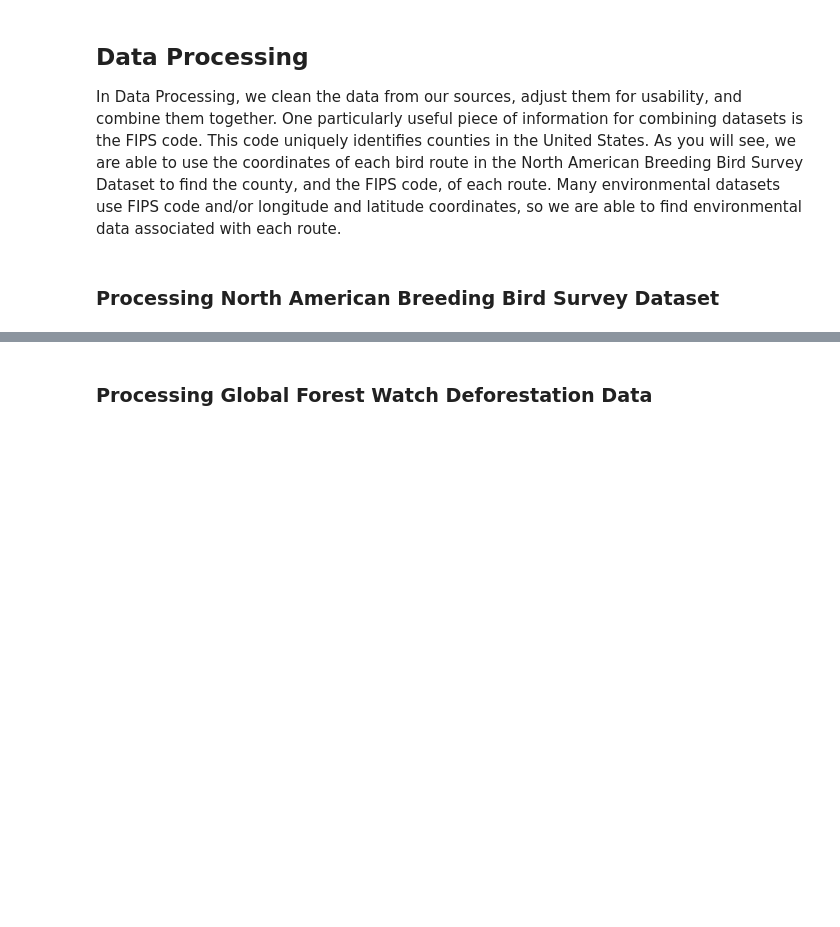
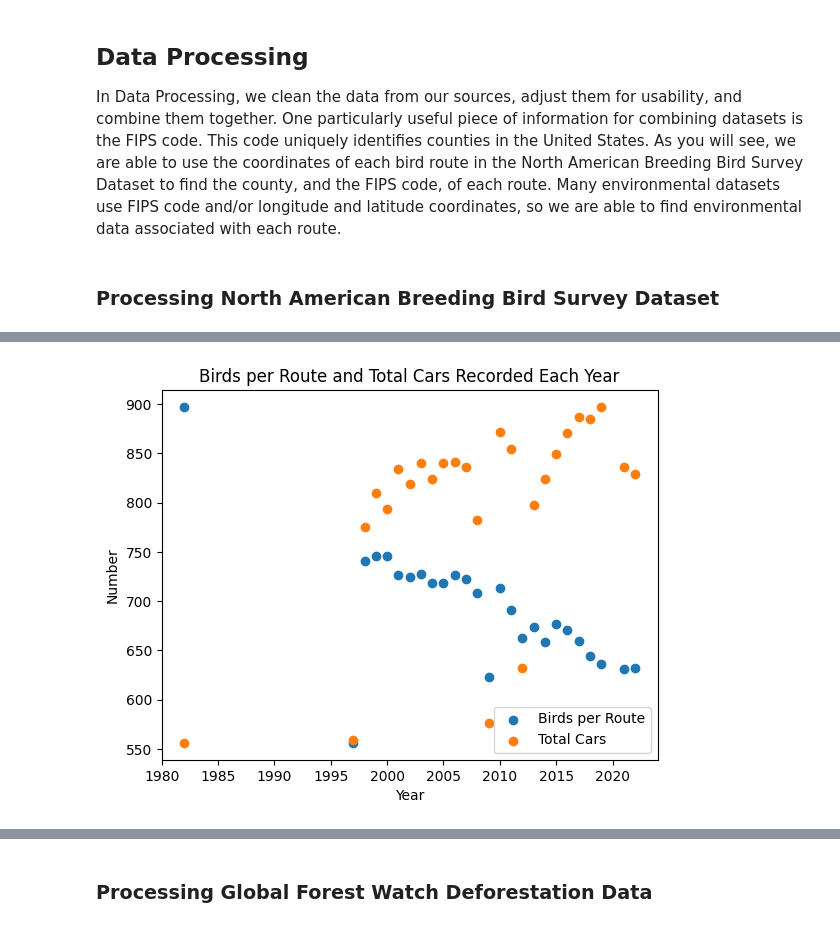
Before and after one commit to Calvin-Davis/CMSC320-FinalProject-Birds, a Jupyter notebook: Code/compiled_submission.ipynb, the cells around one changed output, grey strips where cells are left out. Cells and saved outputs as stored; diff of their text form; code cells hidden in the pictures; blank space fills up the shorter version.

```diff
--- a/Code/compiled_submission.ipynb
+++ b/Code/compiled_submission.ipynb
@@ -123,0 +247,3 @@ In Data Processing, we clean the data from our sources, adjust them for usabilit
+# %%
+vehicles = pd.read_csv("../Data/VehicleData.csv")
+vehicles.head(5)
@@ -123,0 +362,8 @@ In Data Processing, we clean the data from our sources, adjust them for usabilit
+# %%
+intervals_vehicles = interval_stop_copy.merge(vehicles, how='inner', on=['RouteDataID', 'CountryNum', 'StateNum', 'Route', 'Year'])
+
+# Get rid of vehicle counts for individual stops and keep only the interval counts
+cols = list(range(0, intervals_vehicles.columns.get_loc('SpeciesTotal_MS') + 1))  + list(range(intervals_vehicles.columns.get_loc('Car_Count10'),intervals_vehicles.columns.get_loc('Car_Total') + 1))
+intervals_vehicles = intervals_vehicles.iloc[:, cols]
+
+intervals_vehicles.head(5)
@@ -123,0 +377,24 @@ In Data Processing, we clean the data from our sources, adjust them for usabilit
+# %%
+# There is some code duplication from the creation of the birds_by_year dataframe, but it's required
+# since vehicle data is only recorded for a subset of routes
+
+birds_cars_by_year = intervals_vehicles[['Year', 'SpeciesTotal_MS', 'Car_Total']].groupby(['Year'])
+count = birds_cars_by_year.size()
+
+birds_cars_by_year = birds_cars_by_year.agg({'SpeciesTotal_MS' : ['sum'], 'Car_Total' : ['sum']})
+
+# Flatten the multiindices in both the columns and rows
+birds_cars_by_year.columns = ['_'.join(col) for col in birds_cars_by_year.columns.values]
+birds_cars_by_year.reset_index(inplace=True)
+
+birds_cars_by_year.columns = ['Year', 'SpeciesTotal', 'Car_Total']
+count.index = birds_cars_by_year.index
+birds_cars_by_year['BirdsPerRoute'] = birds_cars_by_year['SpeciesTotal'] / count
+
+# Rescale vehicle data because there are many more cars than birds
+# Rescale it to have the same max and min as BirdsPerRoute
+birds_cars_by_year['Car_Total'] = (birds_cars_by_year['Car_Total'] - birds_cars_by_year['Car_Total'].min()) / (birds_cars_by_year['Car_Total'].max() -  birds_cars_by_year['Car_Total'].min())
+birds_cars_by_year['Car_Total'] =  birds_cars_by_year['Car_Total'] * (birds_cars_by_year['BirdsPerRoute'].max() - birds_cars_by_year['BirdsPerRoute'].min()) + birds_cars_by_year['BirdsPerRoute'].min()
+
+
+birds_cars_by_year.head(5)
@@ -123,0 +408,10 @@ In Data Processing, we clean the data from our sources, adjust them for usabilit
+# %%
+plt.scatter(birds_cars_by_year['Year'], birds_cars_by_year['BirdsPerRoute'])
+plt.scatter(birds_cars_by_year['Year'], birds_cars_by_year['Car_Total'])
+plt.title("Birds per Route and Total Cars Recorded Each Year")
+plt.xlabel("Year")
+plt.ylabel("Number")
+plt.legend(['Birds per Route', 'Total Cars'])
+plt.show()
+# %% [output]
+[figure, added]
```
Also changed, not shown: parts of 23 cells of this notebook.
